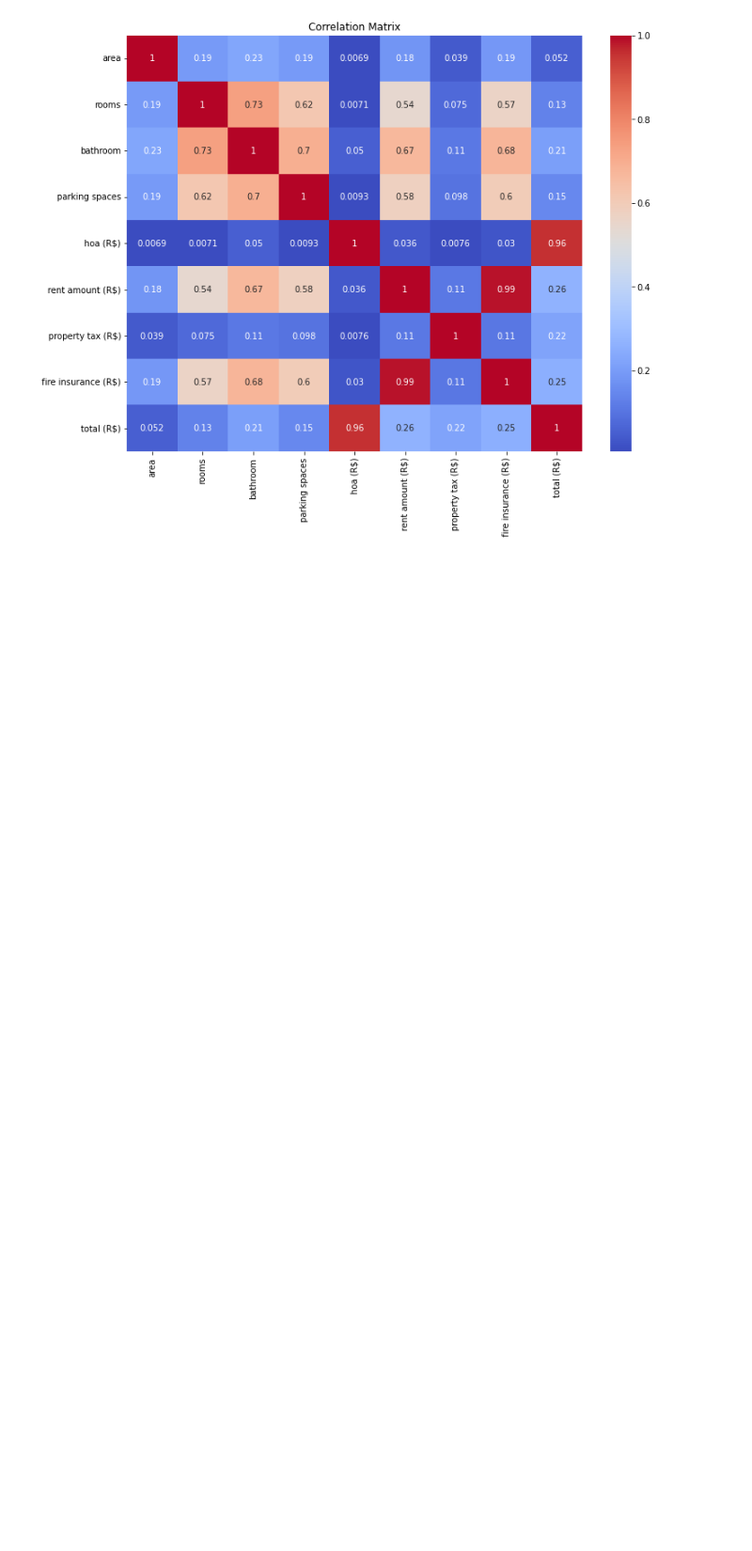
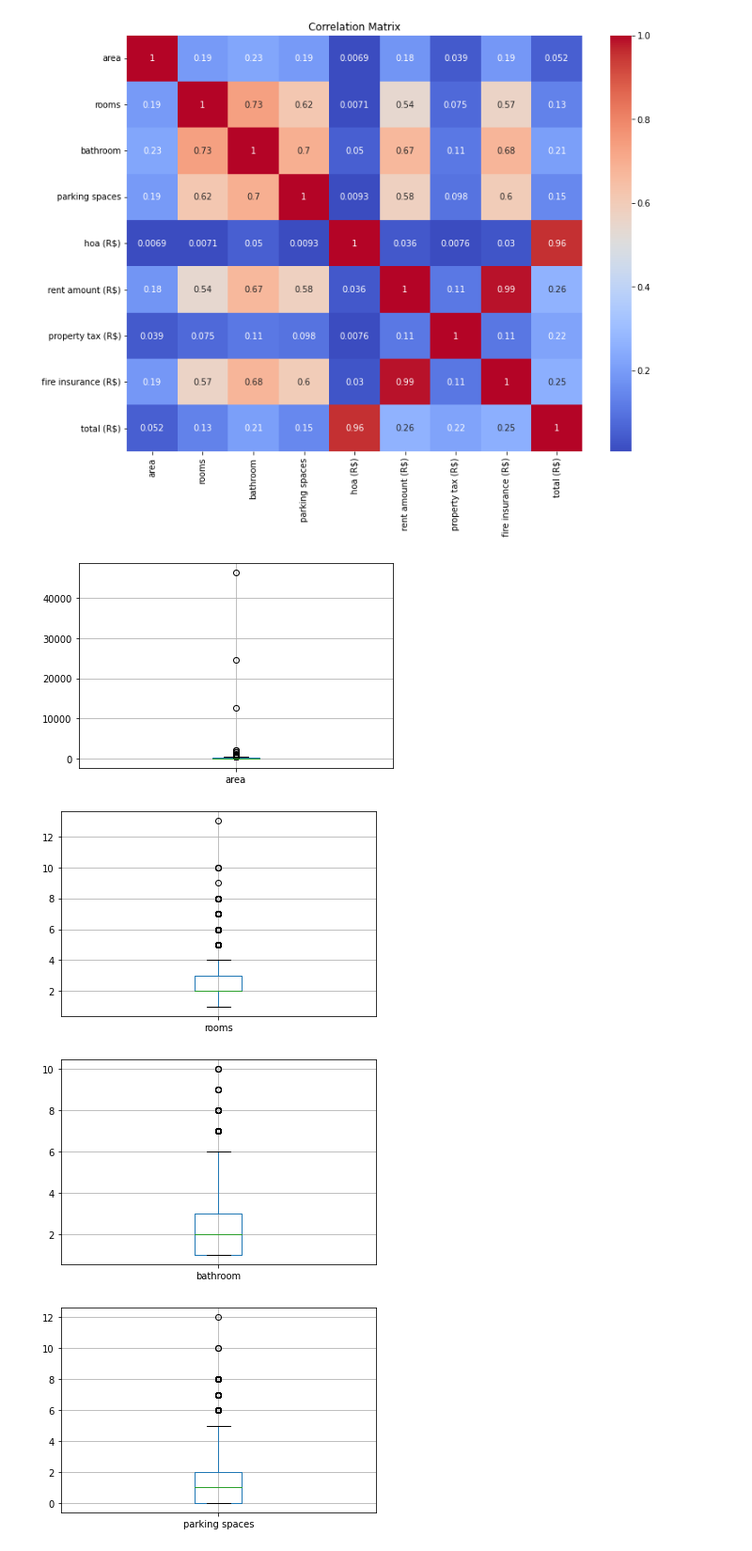
Before and after one commit to aleg001/Lab8-DS, a Jupyter notebook: Lab8.ipynb, the cells around one changed output. Shown at 94% size. Saved outputs shown, nothing was run; the diff lists cells and outputs as text; code cells hidden in the pictures; blank space fills up the shorter version.

```diff
--- a/Lab8.ipynb
+++ b/Lab8.ipynb
@@ -75,0 +80,10 @@ plt.show()
+# %%
+# Boxplots para identificar outliers
+for column in df.select_dtypes(include=['float64', 'int64']):
+    plt.figure()
+    df.boxplot([column])
+# %% [output]
+[figure, added]
+[figure, added]
+[figure, added]
+[figure, added]
```
Also changed, not shown: parts of 6 cells of this notebook.
